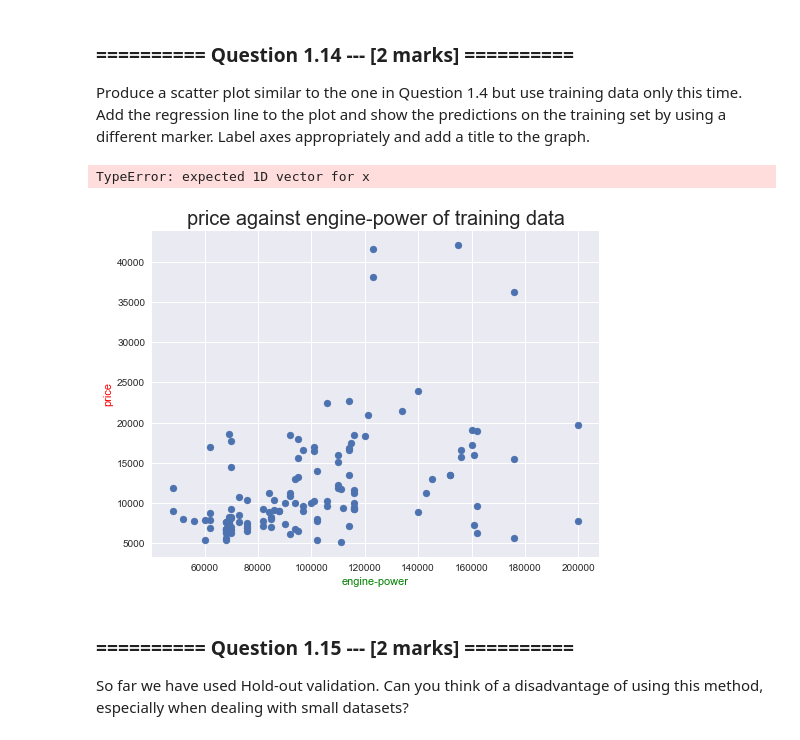
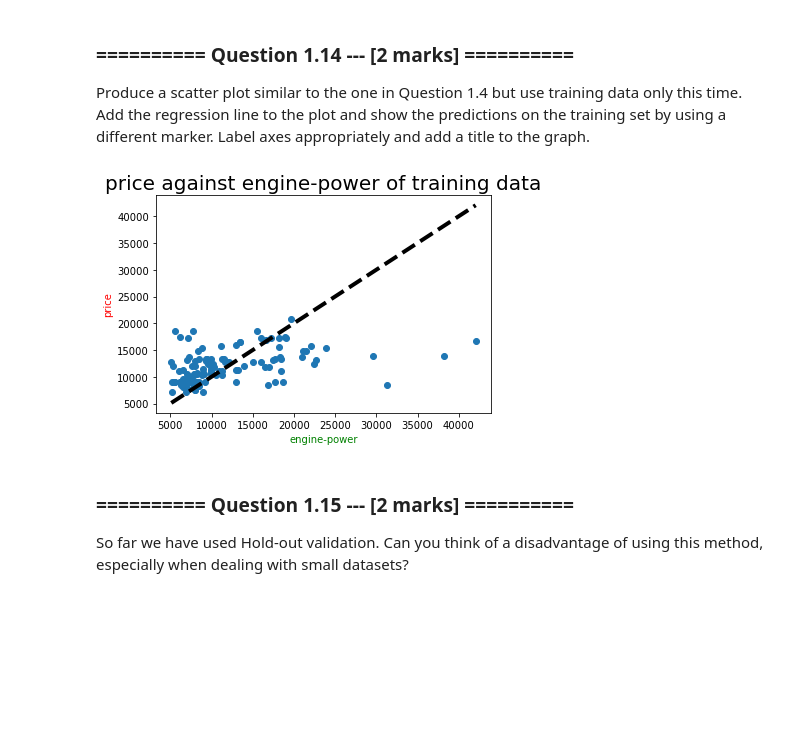
Before and after one commit to JessieWin/1234567, a Jupyter notebook: Downloads/iaml2017-master/05_Assignment_2.ipynb, the cells around one changed output. Drawn from its saved outputs; the diff is of its cells as text; code cells hidden in the pictures; blank space fills up the shorter version.

```diff
--- a/Downloads/iaml2017-master/05_Assignment_2.ipynb
+++ b/Downloads/iaml2017-master/05_Assignment_2.ipynb
@@ -188,7 +188,7 @@ y shape: (159,)
 For technical reasons, we need to convert `X` into a 2D array, otherwise we will receive an error when trying to use it for building models. Perform this transformation and confirm that the shape of the resulting array is (`n`,1) where `n` is the number of instances in the dataset.
 # %%
 # Your code goes here
-ncols = X.shape[0]
-X2 = np.reshape(X,(-1,ncols))
-X2
+
+X = np.reshape(X,(159,1))
+X.shape
 # %% [output]
@@ -214,8 +198,8 @@ array([[ 102000.],
 Now we want to use Hold-out validation to split the dataset into training and testing subsets. Use 80% of the data for training and the remaining 20% for testing. Store your data into matrices `X_train`, `X_test`, `y_train`, `y_test`.
 # %%
 # Your code goes here
-X_train, X_test, y_train, y_test = train_test_split(X2, y, train_size = 0.8, test_size=0.2, random_state=0)
-print('Number of instances in X: {}'.format(np.shape(X2)[0]))
+X_train, X_test, y_train, y_test = train_test_split(X, y, train_size = 0.8, test_size=0.2, random_state=0)
+print('Number of instances in X: {}'.format(np.shape(X)[0]))
 print('Number of instances in X_train: {}'.format(X_train.shape[0]))
 print('Number of instances in X_test: {}'.format(X_test.shape[0]))
 print('Number of instances in X_train and X_test together: {}'.format(X_train.shape[0] + X_test.shape[0]))
@@ -274,21 +258,20 @@ The accuracy score represents the coefficient of determination. This is at max 1
 Produce a scatter plot similar to the one in Question 1.4 but use training data only this time. Add the regression line to the plot and show the predictions on the training set by using a different marker. Label axes appropriately and add a title to the graph.
 # %%
 # Your code goes here
-plt.figure(figsize=(8,6))
-plt.scatter(X_train, y_train)
-plt.xlabel('engine-power', color = 'g')
-plt.ylabel('price', color = 'r')
-plt.title("price against engine-power of training data", size=20)
-axes = plt.gca()
-m, b = np.polyfit(X_train, y_train, 1)
-x = np.array(X_train)
-plt.plot(np.unique(x), np.poly1d(np.polyfit(x, y, 1))(np.unique(x)))
-
+def fit_scatter(y_true, y_pred):
+    assert y_true.shape == y_pred.shape
+    fig, ax = plt.subplots()
+    ax.scatter(y_true, y_pred)
+    ax.plot([y_true.min(), y_true.max()], [y_true.min(), y_true.max()], 'k--', lw=4)
+    plt.xlabel('engine-power', color = 'g')
+    plt.ylabel('price', color = 'r')
+    plt.title("price against engine-power of training data", size=20)
+    plt.show()
 #plt.plot(X_plot, m*X_plot + b, '-')
-plt.show()
+prediction = lm.predict(X=X_train)
+fit_scatter(y_train,prediction)
 # %% [output]
-TypeError: expected 1D vector for x
-[figure, old version]
+[figure, new version]
 # %% [markdown]
 ### ========== Question 1.15 --- [2 marks] ==========
 So far we have used Hold-out validation. Can you think of a disadvantage of using this method, especially when dealing with small datasets?
```
Also changed, not shown: parts of 16 cells of this notebook.
